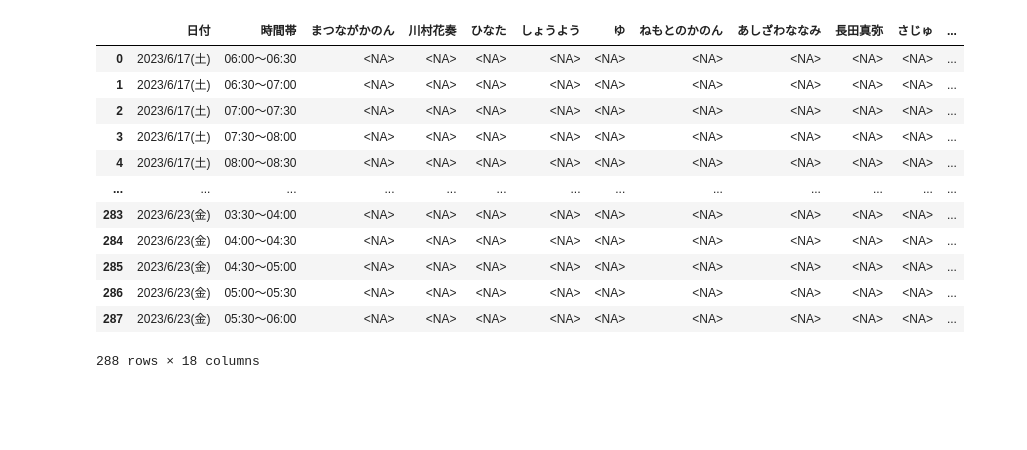
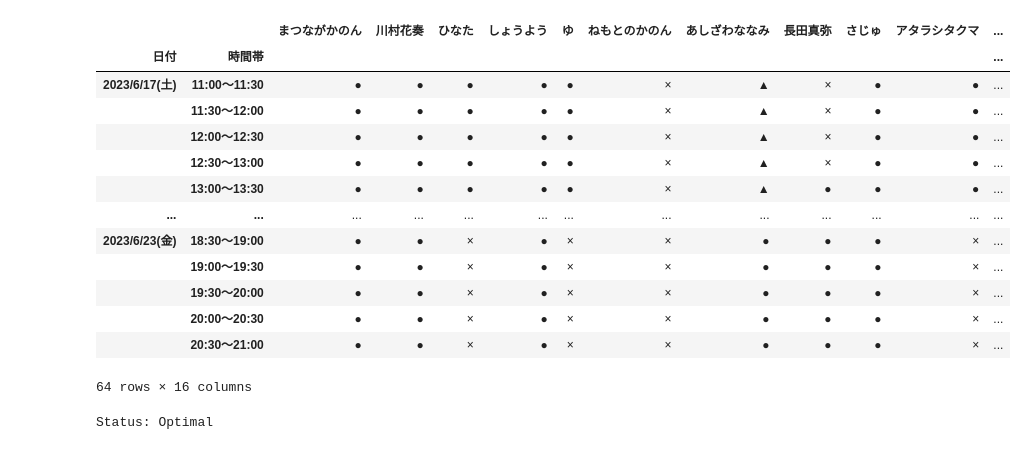
Before and after one commit to Panda17TK/tsukusho-app, a Jupyter notebook: notebook/optim_ideas.ipynb, the cells around one changed output. Cells and saved outputs as stored; diff of their text form; code cells hidden in the pictures; blank space fills up the shorter version.

```diff
--- a/notebook/optim_ideas.ipynb
+++ b/notebook/optim_ideas.ipynb
@@ -14,18 +14,22 @@ from GetData import setdata
 url = "https://tonton.amaneku.com/sp/list.php?id=20230612011710_zmxBic"
 setdata1 = setdata.SetData(url)
 all_data = setdata1.data_user_frame["全員"].replace("", pd.NA)
-all_data.dropna(how='all', axis=0)
+all_data=all_data.set_index(["日付", "時間帯"])
+all_data=all_data.dropna(how='all', axis=0)
-# %% [output]
-|  | 日付 | 時間帯 | まつながかのん | 川村花奏 | ひなた | しょうよう | ゆ | ねもとのかのん | あしざわななみ | 長田真弥 | さじゅ | ... |
-| 0 | 2023/6/17(土) | 06:00～06:30 | <NA> | <NA> | <NA> | <NA> | <NA> | <NA> | <NA> | <NA> | <NA> | ... |
-| 1 | 2023/6/17(土) | 06:30～07:00 | <NA> | <NA> | <NA> | <NA> | <NA> | <NA> | <NA> | <NA> | <NA> | ... |
-| 2 | 2023/6/17(土) | 07:00～07:30 | <NA> | <NA> | <NA> | <NA> | <NA> | <NA> | <NA> | <NA> | <NA> | ... |
-| 3 | 2023/6/17(土) | 07:30～08:00 | <NA> | <NA> | <NA> | <NA> | <NA> | <NA> | <NA> | <NA> | <NA> | ... |
-| 4 | 2023/6/17(土) | 08:00～08:30 | <NA> | <NA> | <NA> | <NA> | <NA> | <NA> | <NA> | <NA> | <NA> | ... |
-| ... | ... | ... | ... | ... | ... | ... | ... | ... | ... | ... | ... | ... |
-| 283 | 2023/6/23(金) | 03:30～04:00 | <NA> | <NA> | <NA> | <NA> | <NA> | <NA> | <NA> | <NA> | <NA> | ... |
-| 284 | 2023/6/23(金) | 04:00～04:30 | <NA> | <NA> | <NA> | <NA> | <NA> | <NA> | <NA> | <NA> | <NA> | ... |
-| 285 | 2023/6/23(金) | 04:30～05:00 | <NA> | <NA> | <NA> | <NA> | <NA> | <NA> | <NA> | <NA> | <NA> | ... |
-| 286 | 2023/6/23(金) | 05:00～05:30 | <NA> | <NA> | <NA> | <NA> | <NA> | <NA> | <NA> | <NA> | <NA> | ... |
-| 287 | 2023/6/23(金) | 05:30～06:00 | <NA> | <NA> | <NA> | <NA> | <NA> | <NA> | <NA> | <NA> | <NA> | ... |
-288 rows × 18 columns
+# %%
+all_data
+# %% [output]
+|  |  | まつながかのん | 川村花奏 | ひなた | しょうよう | ゆ | ねもとのかのん | あしざわななみ | 長田真弥 | さじゅ | アタラシタクマ | ... |
+| 日付 | 時間帯 |  |  |  |  |  |  |  |  |  |  | ... |
+| 2023/6/17(土) | 11:00～11:30 | ● | ● | ● | ● | ● | × | ▲ | × | ● | ● | ... |
+|  | 11:30～12:00 | ● | ● | ● | ● | ● | × | ▲ | × | ● | ● | ... |
+|  | 12:00～12:30 | ● | ● | ● | ● | ● | × | ▲ | × | ● | ● | ... |
+|  | 12:30～13:00 | ● | ● | ● | ● | ● | × | ▲ | × | ● | ● | ... |
+|  | 13:00～13:30 | ● | ● | ● | ● | ● | × | ▲ | ● | ● | ● | ... |
+| ... | ... | ... | ... | ... | ... | ... | ... | ... | ... | ... | ... | ... |
+| 2023/6/23(金) | 18:30～19:00 | ● | ● | × | ● | × | × | ● | ● | ● | × | ... |
+|  | 19:00～19:30 | ● | ● | × | ● | × | × | ● | ● | ● | × | ... |
+|  | 19:30～20:00 | ● | ● | × | ● | × | × | ● | ● | ● | × | ... |
+|  | 20:00～20:30 | ● | ● | × | ● | × | × | ● | ● | ● | × | ... |
+|  | 20:30～21:00 | ● | ● | × | ● | × | × | ● | ● | ● | × | ... |
+64 rows × 16 columns
@@ -31,0 +81,10 @@ all_data.dropna(how='all', axis=0)
+# %%
+#求解
+status = prob.solve()
+print('Status:', pulp.LpStatus[status])
+
+#計算結果の表示
+import pandas as pd
+result = pd.DataFrame([[x[user,time].value() for time in time_list] for user in user_list], index=user_list, columns=time_list)
+# %% [output]
+Status: Optimal
```
Also changed, not shown: parts of 7 cells of this notebook, 19 other files.
